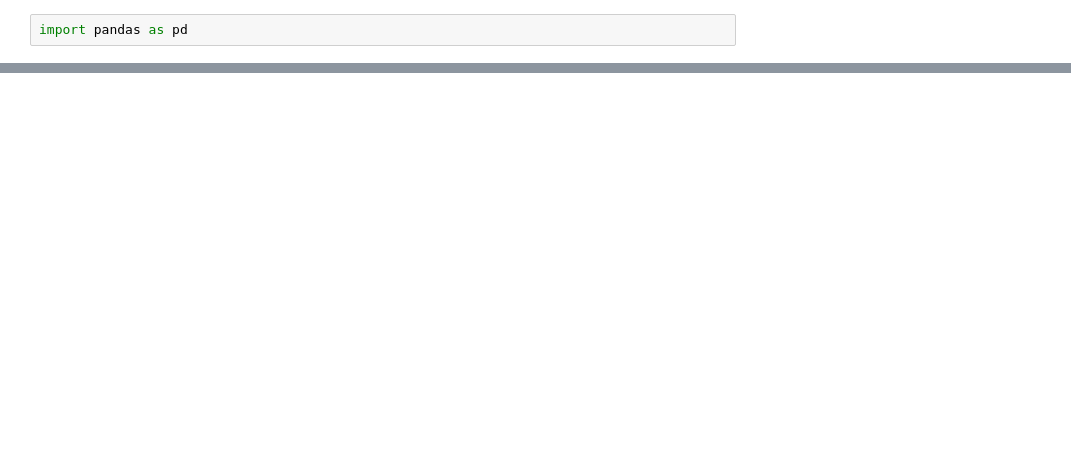
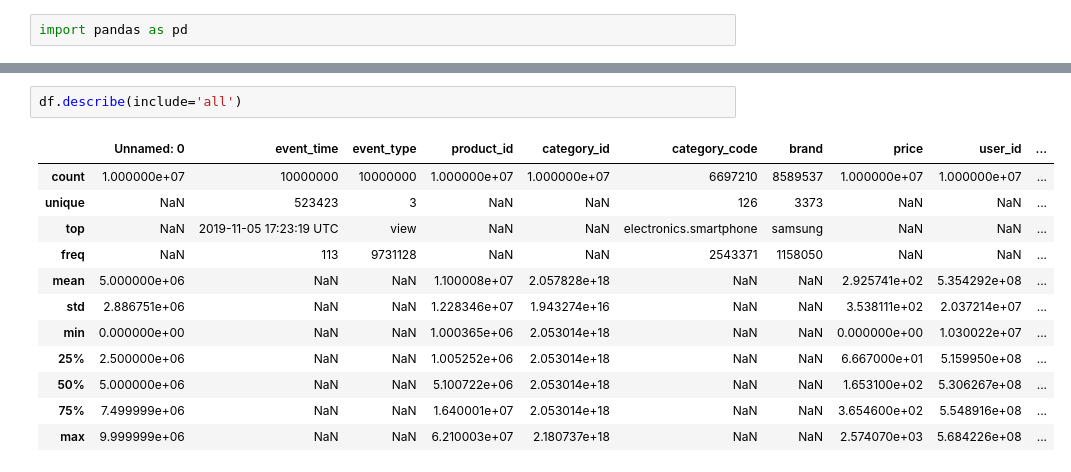
Before and after one commit to zhaobinyyds/Schulich_data_science6110, a Jupyter notebook: data_science_jun07.ipynb, the cells around one changed output, grey strips where cells are left out. Saved outputs shown, nothing was run; the diff lists cells and outputs as text; blank space fills up the shorter version.

```diff
--- a/data_science_jun07.ipynb
+++ b/data_science_jun07.ipynb
@@ -6,0 +45,15 @@ UnicodeDecodeError: 'utf-8' codec can't decode byte 0xad in position 14: invalid
+# %%
+df.describe(include='all')
+# %% [output]
+|  | Unnamed: 0 | event_time | event_type | product_id | category_id | category_code | brand | price | user_id | ... |
+| count | 1.000000e+07 | 10000000 | 10000000 | 1.000000e+07 | 1.000000e+07 | 6697210 | 8589537 | 1.000000e+07 | 1.000000e+07 | ... |
+| unique | NaN | 523423 | 3 | NaN | NaN | 126 | 3373 | NaN | NaN | ... |
+| top | NaN | 2019-11-05 17:23:19 UTC | view | NaN | NaN | electronics.smartphone | samsung | NaN | NaN | ... |
+| freq | NaN | 113 | 9731128 | NaN | NaN | 2543371 | 1158050 | NaN | NaN | ... |
+| mean | 5.000000e+06 | NaN | NaN | 1.100008e+07 | 2.057828e+18 | NaN | NaN | 2.925741e+02 | 5.354292e+08 | ... |
+| std | 2.886751e+06 | NaN | NaN | 1.228346e+07 | 1.943274e+16 | NaN | NaN | 3.538111e+02 | 2.037214e+07 | ... |
+| min | 0.000000e+00 | NaN | NaN | 1.000365e+06 | 2.053014e+18 | NaN | NaN | 0.000000e+00 | 1.030022e+07 | ... |
+| 25% | 2.500000e+06 | NaN | NaN | 1.005252e+06 | 2.053014e+18 | NaN | NaN | 6.667000e+01 | 5.159950e+08 | ... |
+| 50% | 5.000000e+06 | NaN | NaN | 5.100722e+06 | 2.053014e+18 | NaN | NaN | 1.653100e+02 | 5.306267e+08 | ... |
+| 75% | 7.499999e+06 | NaN | NaN | 1.640001e+07 | 2.053014e+18 | NaN | NaN | 3.654600e+02 | 5.548916e+08 | ... |
+| max | 9.999999e+06 | NaN | NaN | 6.210003e+07 | 2.180737e+18 | NaN | NaN | 2.574070e+03 | 5.684226e+08 | ... |
```
Also changed, not shown: parts of 20 cells of this notebook, 2 other files.
